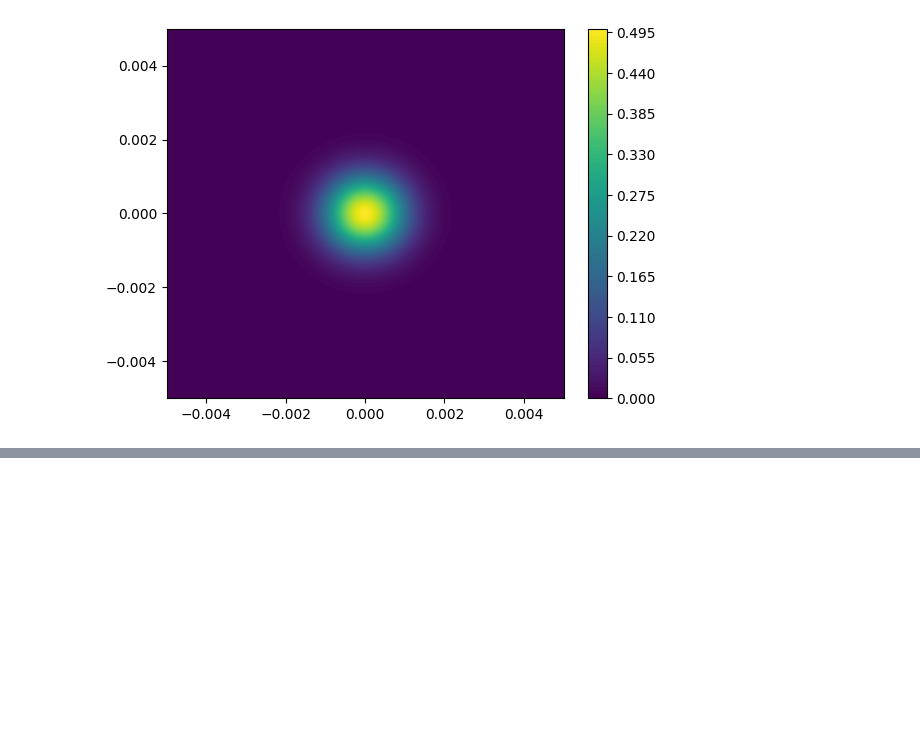
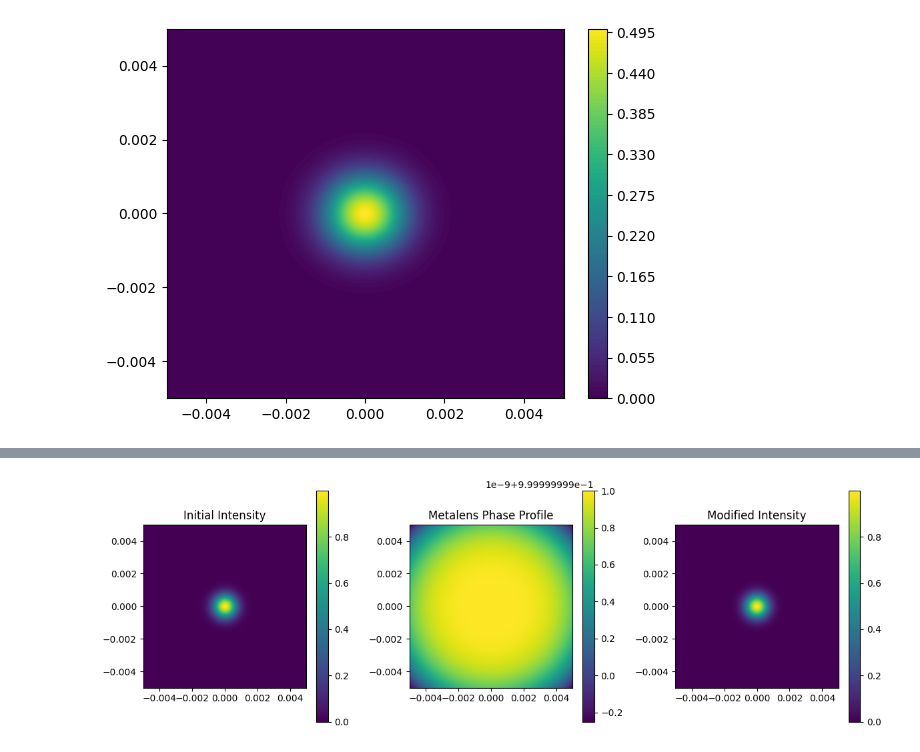
Before and after one commit to joaopedrobiu6/Optrix, a Jupyter notebook: optics_project/project_test2.ipynb, the cells around one changed output, grey strips where cells are left out. Cells and saved outputs as stored; diff of their text form; code cells hidden in the pictures; blank space fills up the shorter version.

```diff
--- a/optics_project/project_test2.ipynb
+++ b/optics_project/project_test2.ipynb
@@ -231,0 +233,66 @@ plt.show()
+# %%
+class MetalensGrid:
+    def __init__(self, focal_length, wavelength, num_points):
+        self.focal_length = focal_length
+        self.wavelength = wavelength
+        self.num_points = num_points
+
+    def get_phase_profile(self):
+        # Create a grid of points
+        x_range = np.linspace(-0.005, 0.005, self.num_points)
+        y_range = np.linspace(-0.005, 0.005, self.num_points)
+        x, y = np.meshgrid(x_range, y_range)
+
+        # Calculate the phase at each point
+        phase = np.cos((x**2 + y**2))
+
+        # Return the phase profile
+        return np.exp(1j*phase)
+# %%
+wavelength = 0.6328e-6  # Wavelength in meters (example: 632.8 nm)
+w0 = 0.001  # Beam waist in meters
+A0 = 1.0  # Amplitude
+
+gaussian_beam = GaussianBeam(wavelength, w0, A0)
+
+# Create a metalens
+metalens = MetalensGrid(focal_length, wavelength, 500)
+phase_profile = metalens.get_phase_profile()
+
+# Generate a grid of points
+x_range = np.linspace(-0.005, 0.005, 500)
+y_range = np.linspace(-0.005, 0.005, 500)
+x, y = np.meshgrid(x_range, y_range)
+
+# Get the initial wavefunction at z=0
+initial_wavefunction = gaussian_beam.wavefunction_in_0(x, y) * np.exp(2j * np.pi / wavelength)
+
+wf_fft = np.fft.fft2(initial_wavefunction * phase_profile)
+# Apply the phase profile in the Fourier domain
+modified_wavefunction_fft = wf_fft
+
+# Perform an inverse Fourier transform to get the modified wavefunction
+modified_wavefunction = np.fft.ifft2(modified_wavefunction_fft)
+
+# Plot the phase profile of the metalens and the gaussian beam
+plt.figure(figsize=(12, 4))
+
+plt.subplot(131)
+plt.imshow(np.abs(initial_wavefunction)**2, extent=(x.min(), x.max(), y.min(), y.max()), cmap='viridis')
+plt.title('Initial Intensity')
+plt.colorbar()
+
+plt.subplot(132)
+plt.imshow(np.angle(phase_profile), extent=(x.min(), x.max(), y.min(), y.max()), cmap='viridis')
+plt.title('Metalens Phase Profile')
+plt.colorbar()
+
+plt.subplot(133)
+plt.imshow(np.abs(modified_wavefunction)**2, extent=(x.min(), x.max(), y.min(), y.max()), cmap='viridis')
+plt.title('Modified Intensity')
+plt.colorbar()
+
+plt.tight_layout()
+plt.show()
+# %% [output]
+[figure, added]
```
Also changed, not shown: parts of 5 cells of this notebook, 4 other files.
